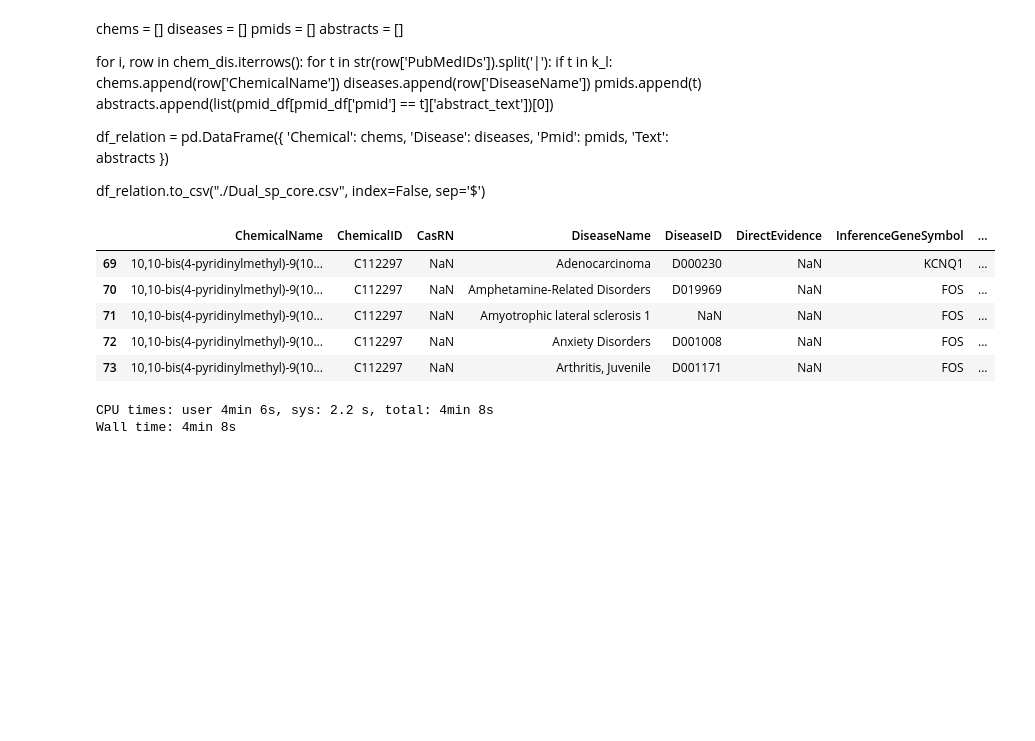
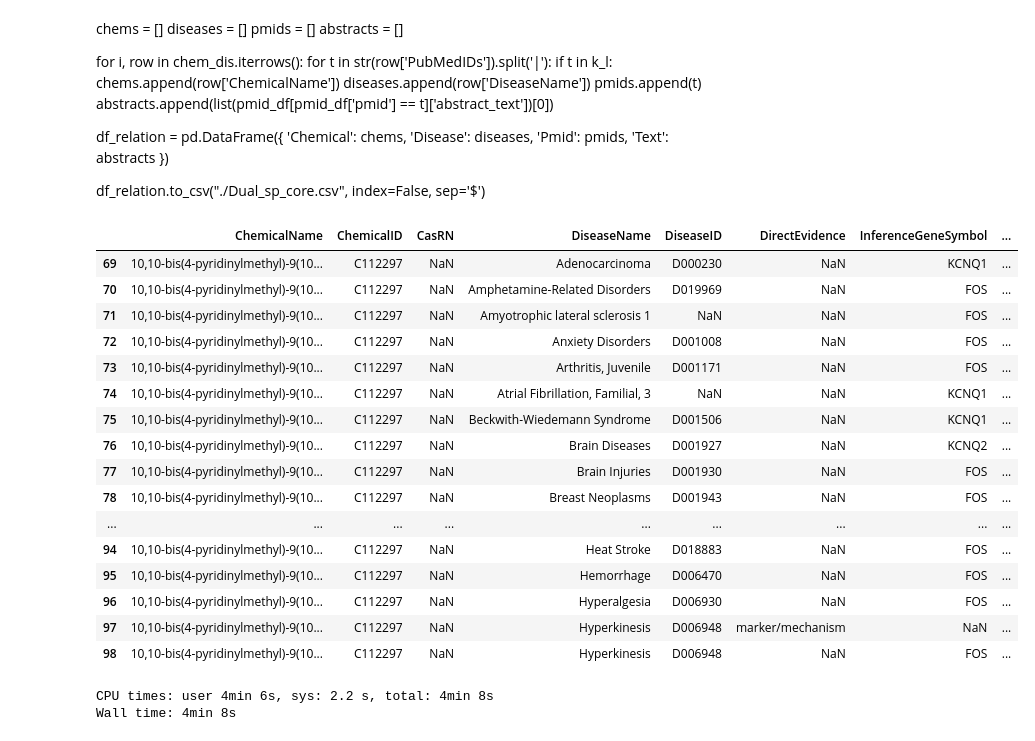
Before and after one commit to icarlous/Trans_Knowledge, a Jupyter notebook: Dual_Progress.ipynb, the cells around one changed output. Saved outputs shown, nothing was run; the diff lists cells and outputs as text; code cells hidden in the pictures; blank space fills up the shorter version.

```diff
--- a/Dual_Progress.ipynb
+++ b/Dual_Progress.ipynb
@@ -152,14 +152,25 @@ df_relation = pd.DataFrame({
 
 df_relation.to_csv("./Dual_sp_core.csv", index=False, sep='$')
 # %%
-chem_dis.head()
+chem_dis.head(30)
 # %% [output]
 |  | ChemicalName | ChemicalID | CasRN | DiseaseName | DiseaseID | DirectEvidence | InferenceGeneSymbol | ... |
 | 69 | 10,10-bis(4-pyridinylmethyl)-9(10... | C112297 | NaN | Adenocarcinoma | D000230 | NaN | KCNQ1 | ... |
 | 70 | 10,10-bis(4-pyridinylmethyl)-9(10... | C112297 | NaN | Amphetamine-Related Disorders | D019969 | NaN | FOS | ... |
 | 71 | 10,10-bis(4-pyridinylmethyl)-9(10... | C112297 | NaN | Amyotrophic lateral sclerosis 1 | NaN | NaN | FOS | ... |
 | 72 | 10,10-bis(4-pyridinylmethyl)-9(10... | C112297 | NaN | Anxiety Disorders | D001008 | NaN | FOS | ... |
 | 73 | 10,10-bis(4-pyridinylmethyl)-9(10... | C112297 | NaN | Arthritis, Juvenile | D001171 | NaN | FOS | ... |
+| 74 | 10,10-bis(4-pyridinylmethyl)-9(10... | C112297 | NaN | Atrial Fibrillation, Familial, 3 | NaN | NaN | KCNQ1 | ... |
+| 75 | 10,10-bis(4-pyridinylmethyl)-9(10... | C112297 | NaN | Beckwith-Wiedemann Syndrome | D001506 | NaN | KCNQ1 | ... |
+| 76 | 10,10-bis(4-pyridinylmethyl)-9(10... | C112297 | NaN | Brain Diseases | D001927 | NaN | KCNQ2 | ... |
+| 77 | 10,10-bis(4-pyridinylmethyl)-9(10... | C112297 | NaN | Brain Injuries | D001930 | NaN | FOS | ... |
+| 78 | 10,10-bis(4-pyridinylmethyl)-9(10... | C112297 | NaN | Breast Neoplasms | D001943 | NaN | FOS | ... |
+| ... | ... | ... | ... | ... | ... | ... | ... | ... |
+| 94 | 10,10-bis(4-pyridinylmethyl)-9(10... | C112297 | NaN | Heat Stroke | D018883 | NaN | FOS | ... |
+| 95 | 10,10-bis(4-pyridinylmethyl)-9(10... | C112297 | NaN | Hemorrhage | D006470 | NaN | FOS | ... |
+| 96 | 10,10-bis(4-pyridinylmethyl)-9(10... | C112297 | NaN | Hyperalgesia | D006930 | NaN | FOS | ... |
+| 97 | 10,10-bis(4-pyridinylmethyl)-9(10... | C112297 | NaN | Hyperkinesis | D006948 | marker/mechanism | NaN | ... |
+| 98 | 10,10-bis(4-pyridinylmethyl)-9(10... | C112297 | NaN | Hyperkinesis | D006948 | NaN | FOS | ... |
 # %%
 %%time
 chems = []
```
Also changed, not shown: parts of 8 cells of this notebook, 2 other files.
